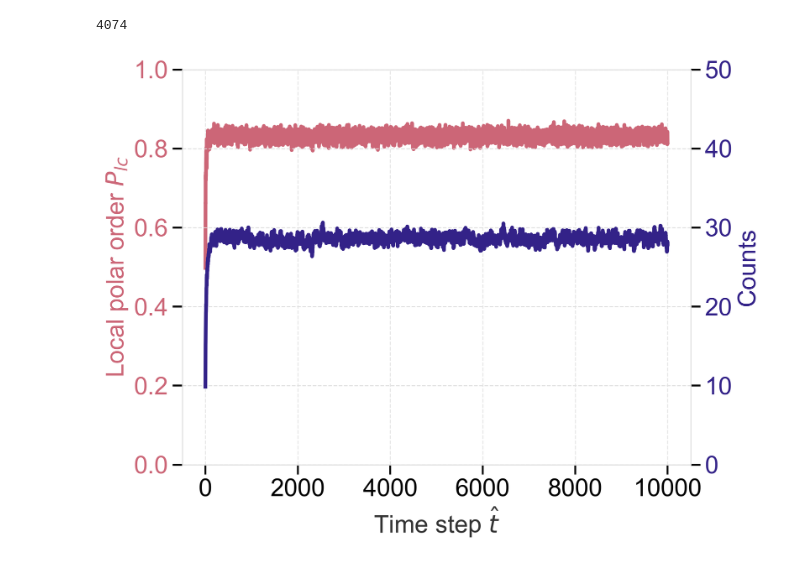
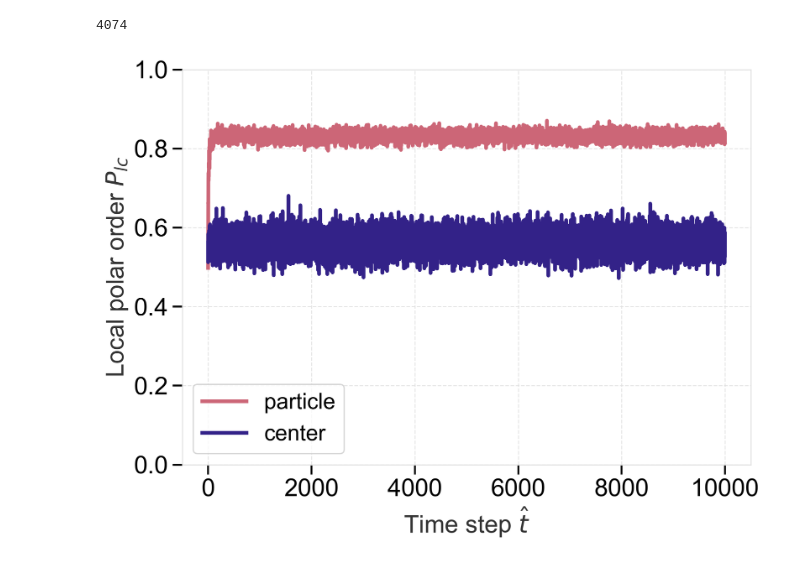
Before and after one commit to wppppupr/MTCargoSim, a Jupyter notebook: analysis/graph/local_order.ipynb, the cells around one changed output. Cells and saved outputs as stored; diff of their text form; code cells hidden in the pictures.

```diff
--- a/analysis/graph/local_order.ipynb
+++ b/analysis/graph/local_order.ipynb
@@ -18,28 +18,40 @@ plt.style.use('../../my_style.mplstyle')
 path = r"/Volumes/My Passport/Sasaki/MTCargoSim/MTC/P0.5_A0.5/seed*.zarr"
 
 Ps = []
+CPs = []
 
 for seed in glob.glob(path):
     polar_path = os.path.join(seed, 'local_polar.zarr')
+    center_polar_path = os.path.join(seed, 'center_polar.zarr')
     polar_zarr = zarr.open(polar_path, mode = 'r')
+    center_polar_zarr = zarr.open(center_polar_path, mode = 'r')
     polar_orders = polar_zarr[:]
+    center_polar_orders = center_polar_zarr[:]
 
     Ps.append(polar_orders)
+    CPs.append(center_polar_orders)
 
 Ps_array = np.array(Ps)
+CPs_array = np.array(CPs)
 
 Cs = []
+CCs = []
 
 for seed in glob.glob(path):
     counts_path = os.path.join(seed, 'counts.zarr')
+    center_counts_path = os.path.join(seed, 'center_counts.zarr')
     counts_zarr = zarr.open(counts_path, mode = 'r')
+    center_counts_zarr = zarr.open(center_counts_path, mode = 'r')
     counts = counts_zarr[:]
+    center_counts = center_counts_zarr[:]
 
     Cs.append(counts)
+    CCs.append(center_counts)
 
 Cs_array = np.array(Cs)
+CCs_array = np.array(CCs)
 
-params = gp.get_params('/Volumes/data/Sasaki/backup_git/MTCargoSim/data/MTC/P0.5_A0.5/seed1.zarr')
+params = gp.get_params("/Volumes/My Passport/Sasaki/MTCargoSim/MTC/P0.5_A0.5/seed1.zarr")
 
 pf = params['packing_fraction']
 L = params['box_size']
@@ -51,42 +63,32 @@ print(N)
 # %%
 style_colors = plt.rcParams['axes.prop_cycle'].by_key()['color']
 
-fig, ax1 = plt.subplots()
-
-# ax1とax2を関連させる
-ax2 = ax1.twinx()
+fig, ax = plt.subplots()
 
 t = np.arange(0, Ps_array.shape[1], 1)
 
 Pmean = np.mean(Ps_array, axis = 0)
-Cmean = np.mean(Cs_array, axis = 0)
+CPmean = np.mean(CPs_array, axis = 0)
 
 Pstd = np.std(Ps_array, axis = 0)
-Cstd = np.std(Cs_array, axis = 0)
+CPstd = np.std(CPs_array, axis = 0)
 
-ax1.plot(t, Pmean, color = style_colors[0])
-ax2.plot(t, Cmean, color = style_colors[1])
+ax.plot(t, Pmean, color = style_colors[0], label = 'particle' )
+ax.plot(t, CPmean, color = style_colors[1], label = 'center')
 
 #ax1.fill_between(t, Pmean-Pstd, Pmean+Pstd, alpha= 0.2, color = style_colors[0])
 #ax2.fill_between(t, Cmean/N-Cstd/N, Cmean/N+Cstd/N, alpha= 0.2, color = style_colors[1])
 
-ax1.set(
+ax.set(
     ylim = (0.0, 1.0),
     xlabel = 'Time step $\hat{t}$'
      )
-ax1.set_ylabel(ylabel = 'Local polar order $P_{lc}$', color = style_colors[0])
-ax1.tick_params(axis='y', labelcolor=style_colors[0])
-
-ax2.set(
-    ylim = (0.0, 50),
-    xlabel = 'Time step $\hat{t}$'
-    )
-ax2.set_ylabel(ylabel = 'Counts', color = style_colors[1])
-ax2.tick_params(axis='y', labelcolor=style_colors[1])
+ax.set_ylabel(ylabel = 'Local polar order $P_{lc}$')
+ax.legend()
 
 cd=os.getcwd()
 
 fig.savefig(f"{cd}/figure/Plc.png")
 fig.savefig(f"{cd}/figure/Plc.pdf")
 # %% [output]
-[figure, old version]
+[figure, new version]
```
Also changed, not shown: parts of 1 cell of this notebook, 3 other files.
